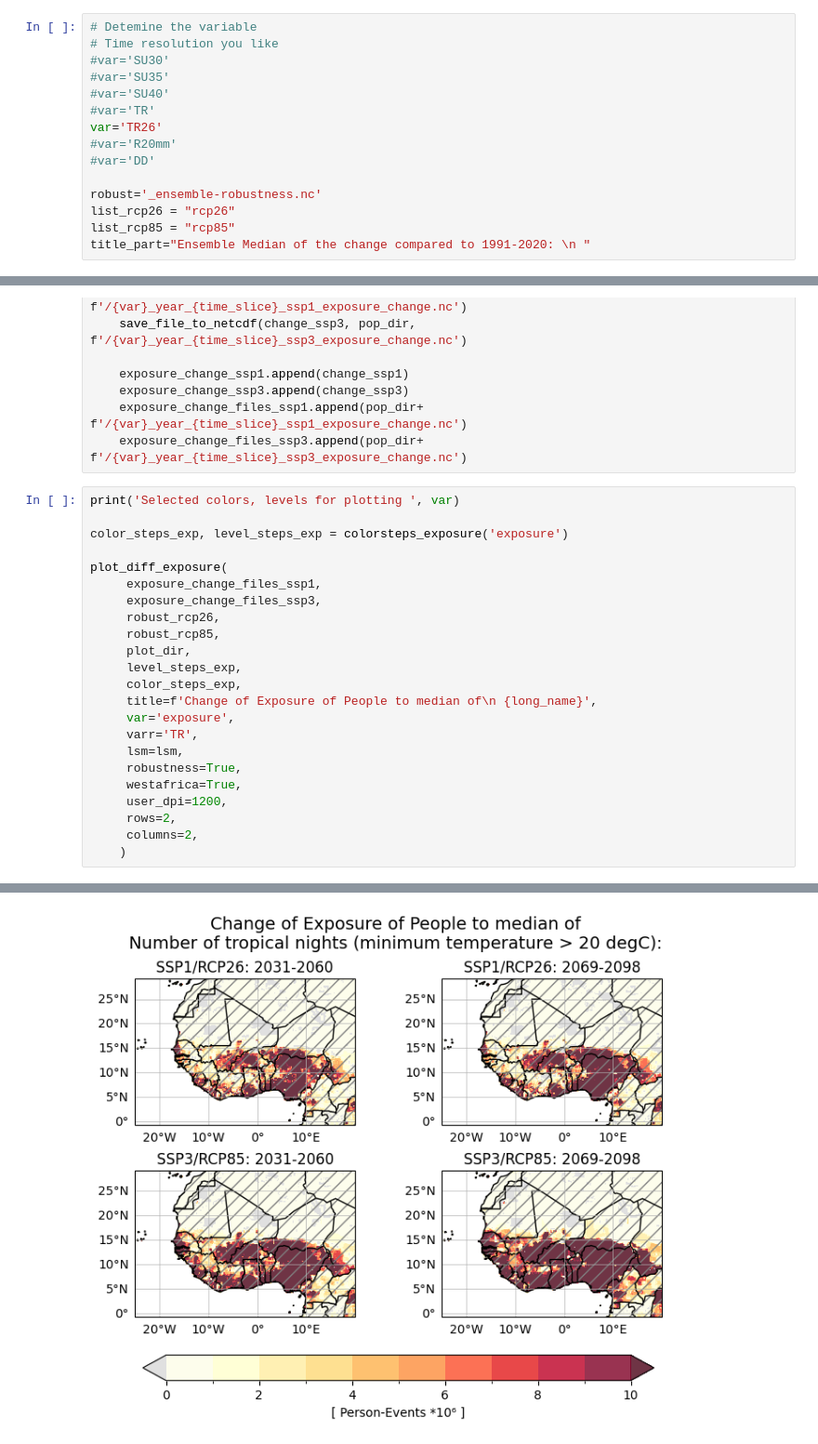
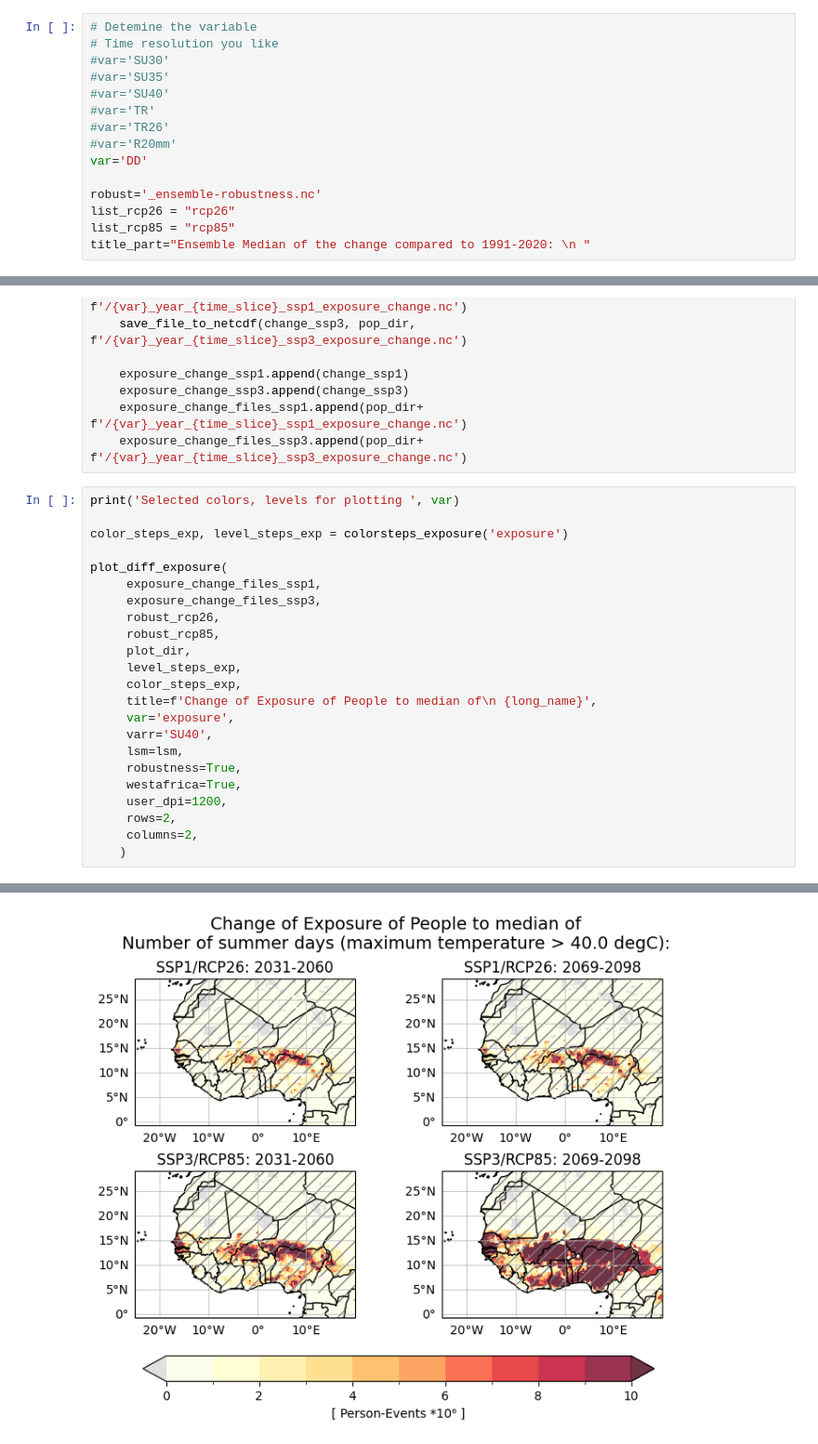
Before and after one commit to KatharinaBuelow/factsheet_africa, a Jupyter notebook: Notebooks/HORIZONTAL/horiplot-exposure-diff-robust.ipynb, the cells around one changed output, grey strips where cells are left out. Shown at 93% size. Saved outputs shown, nothing was run; the diff lists cells and outputs as text.

```diff
--- a/Notebooks/HORIZONTAL/horiplot-exposure-diff-robust.ipynb
+++ b/Notebooks/HORIZONTAL/horiplot-exposure-diff-robust.ipynb
@@ -90,9 +90,9 @@ pop_diff_ssp1
 #var='SU35'
 #var='SU40'
 #var='TR'
-var='TR26'
+#var='TR26'
 #var='R20mm'
-#var='DD'
+var='DD'
 
 robust='_ensemble-robustness.nc'
 list_rcp26 = "rcp26"
@@ -403,7 +381,7 @@ plot_diff_exposure(
      color_steps_exp,
      title=f'Change of Exposure of People to median of\n {long_name}',
      var='exposure',
-     varr='TR',
+     varr='SU40',
      lsm=lsm,
      robustness=True,
      westafrica=True,
@@ -423 +401 @@ plot ist saved in :  /work/ch0636/g300047/cicles/factsheet_africa/PLOTS/horizont
-[figure, old version]
+[figure, new version]
```
Also changed, not shown: parts of 11 cells of this notebook, 10 other files.
